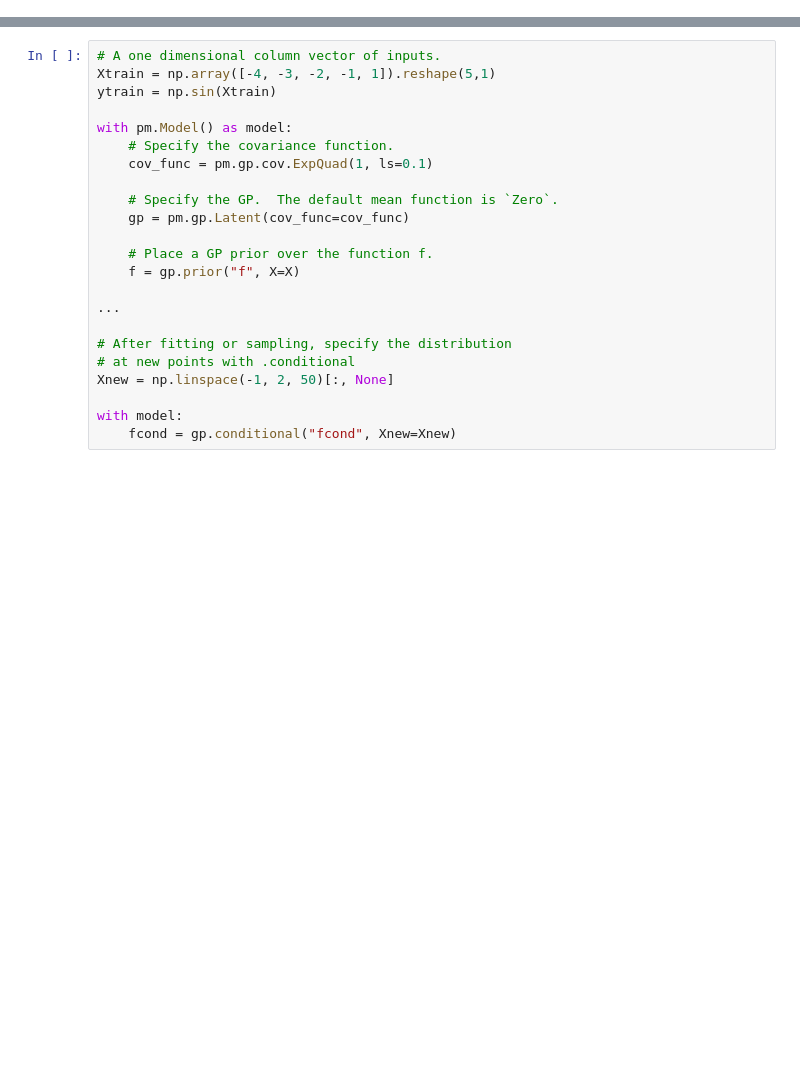
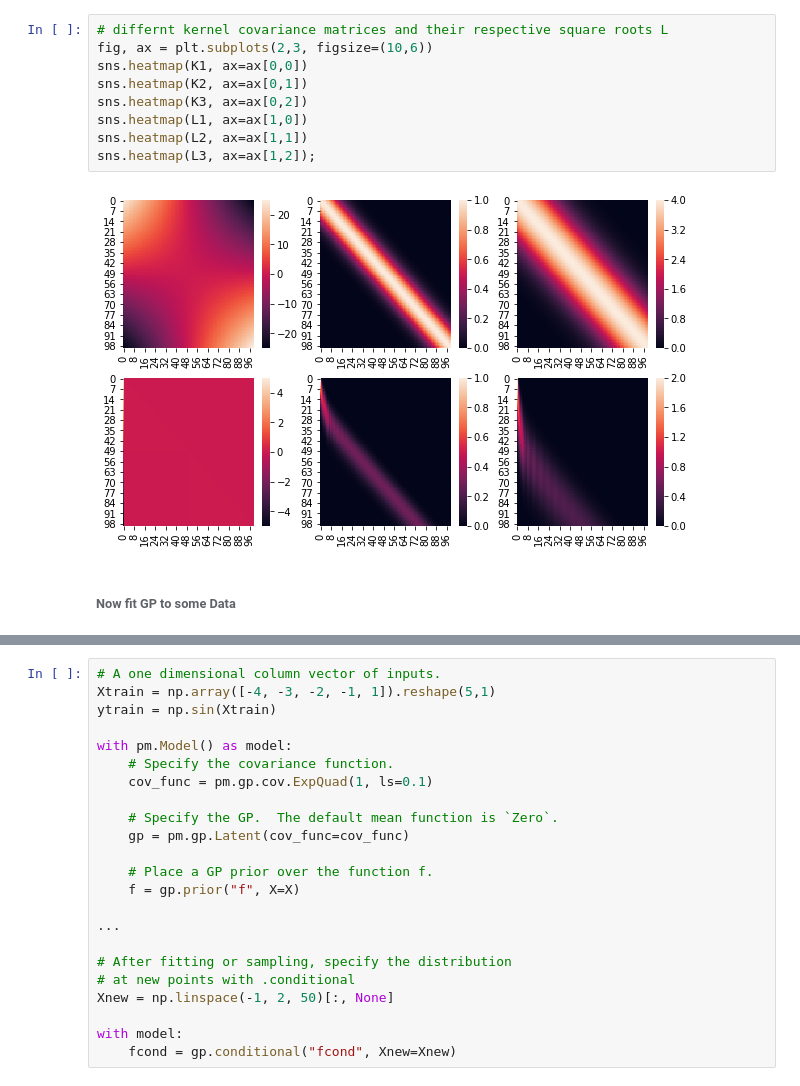
Before and after one commit to Mind-The-Data/GaussianProcess, a Jupyter notebook: GP_Basics.ipynb, the cells around one changed output, grey strips where cells are left out. Drawn from its saved outputs; the diff is of its cells as text; blank space fills up the shorter version.

```diff
--- a/GP_Basics.ipynb
+++ b/GP_Basics.ipynb
@@ -4,0 +59,13 @@ import pymc3 as pm
+# %%
+# differnt kernel covariance matrices and their respective square roots L
+fig, ax = plt.subplots(2,3, figsize=(10,6))
+sns.heatmap(K1, ax=ax[0,0])
+sns.heatmap(K2, ax=ax[0,1])
+sns.heatmap(K3, ax=ax[0,2])
+sns.heatmap(L1, ax=ax[1,0])
+sns.heatmap(L2, ax=ax[1,1])
+sns.heatmap(L3, ax=ax[1,2]);
+# %% [output]
+[figure, added]
+# %% [markdown]
+###### Now fit GP to some Data
```
Also changed, not shown: parts of 14 cells of this notebook.
